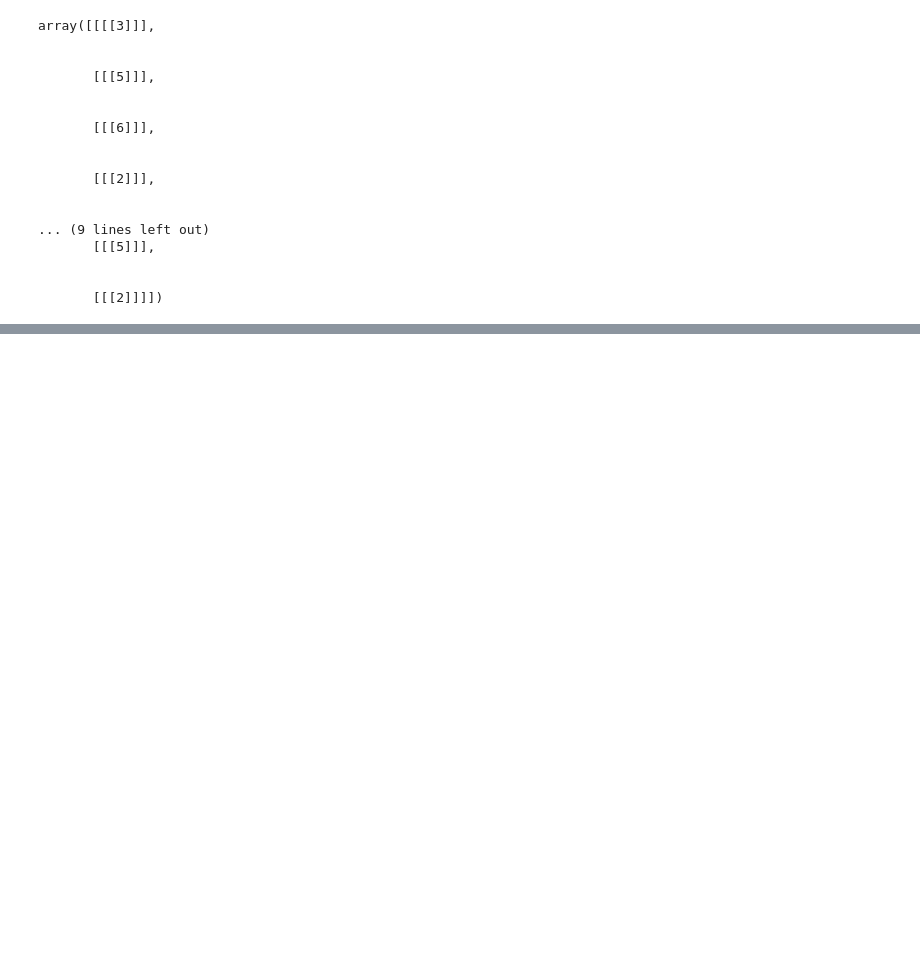
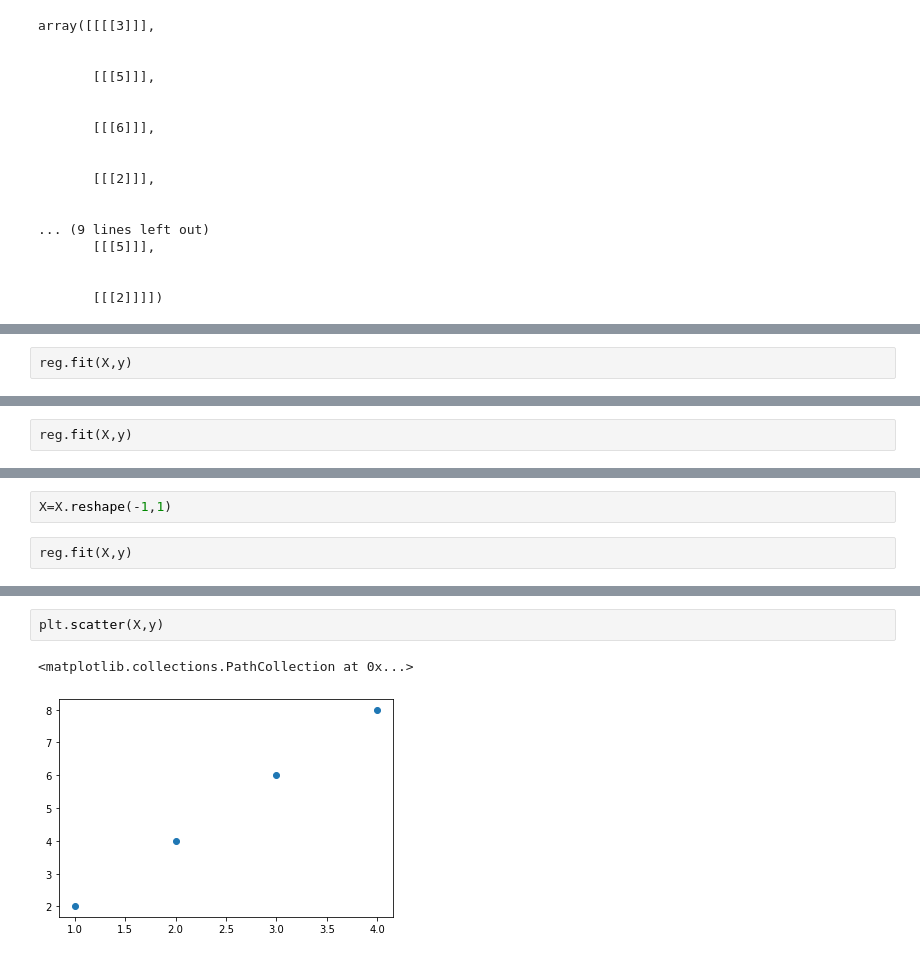
Before and after one commit to GauthamAjayKannan/coding, a Jupyter notebook: AIWORKSHOP.ipynb, the cells around one changed output, grey strips where cells are left out. Saved outputs shown, nothing was run; the diff lists cells and outputs as text; blank space fills up the shorter version.

```diff
--- a/AIWORKSHOP.ipynb
+++ b/AIWORKSHOP.ipynb
@@ -48,0 +120,2 @@ array([[[[3]]],
+# %%
+reg.fit(X,y)
@@ -48,0 +135,2 @@ array([[[[3]]],
+# %%
+reg.fit(X,y)
@@ -48,0 +139,4 @@ array([[[[3]]],
+# %%
+X=X.reshape(-1,1)
+# %%
+reg.fit(X,y)
@@ -48,0 +164,5 @@ array([[[[3]]],
+# %%
+plt.scatter(X,y)
+# %% [output]
+<matplotlib.collections.PathCollection at 0x...>
+[figure, added]
```
Also changed, not shown: parts of 55 cells of this notebook.
